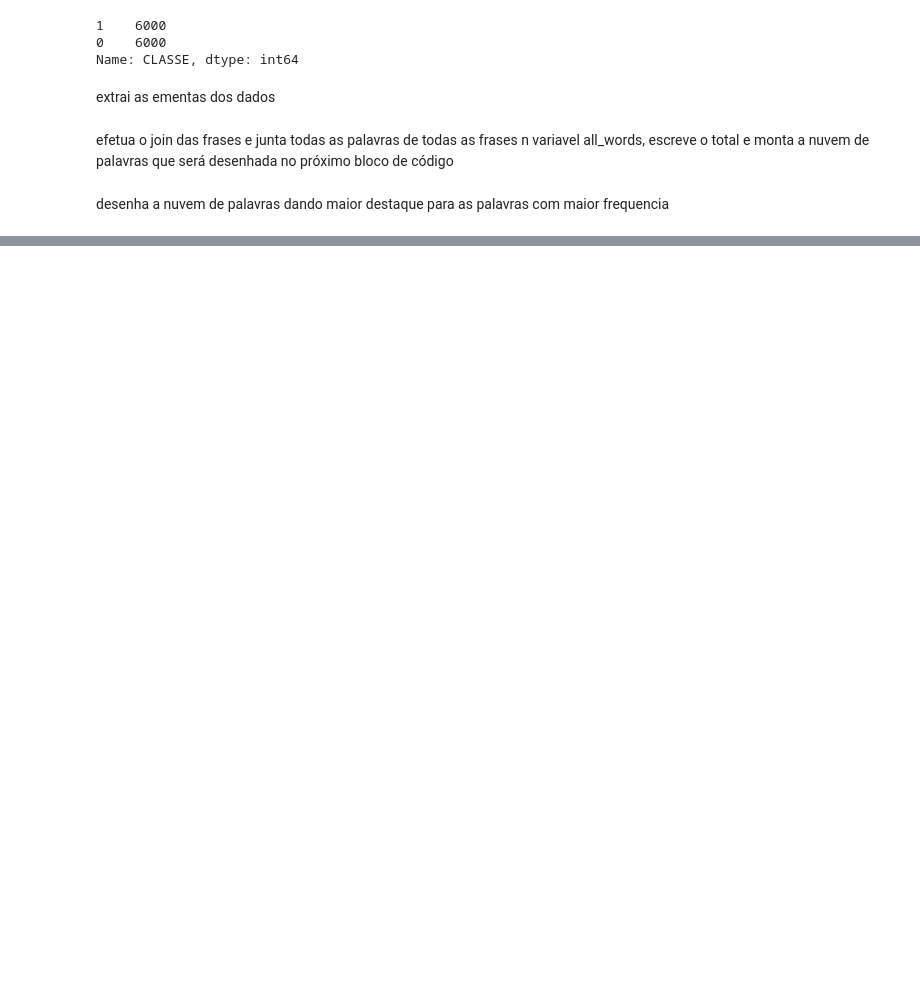
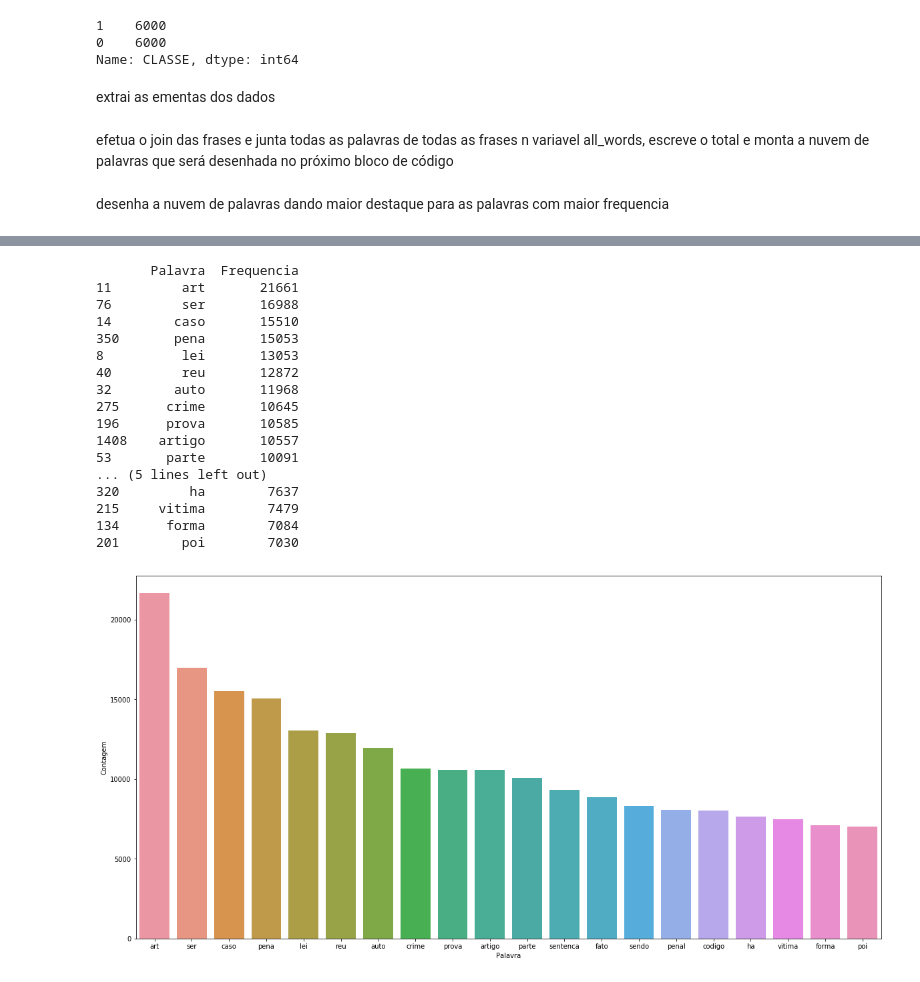
Before and after one commit to julianopacheco/classificacao-textos-juridicos, a Jupyter notebook: trabalhando_com_palavras.ipynb, the cells around one changed output, grey strips where cells are left out. Drawn from its saved outputs; the diff is of its cells as text; code cells hidden in the pictures; blank space fills up the shorter version.

```diff
--- a/trabalhando_com_palavras.ipynb
+++ b/trabalhando_com_palavras.ipynb
@@ -91,0 +186,32 @@ total de palavras 34572045
+# %%
+import string
+stemmer = nltk.RSLPStemmer()
+from nltk.stem import WordNetLemmatizer
+wordnet_lemmatizer = WordNetLemmatizer()
+
+def remove_stopwords(tokenizador, textos):
+  stop_words = nltk.corpus.stopwords.words("portuguese")
+  stop_words.append('nao')
+  print(stop_words)
+  ementas_processadas = list()
+  for ementa in textos:
+    nova_ementa = list()
+  #  print(ementa)
+    palavras_ementa = tokenizador.tokenize(ementa)
+
+    # remove punctuation from each word
+  #  print(palavras_ementa)
+
+    table = str.maketrans('', '', string.punctuation)
+    stripped = [w.translate(table) for w in palavras_ementa]
+     # remove remaining tokens that are not alphabetic
+    words = [word for word in stripped if word.isalpha()]
+
+  #  print(palavras_ementa)
+    for palavra in words:
+      if palavra.lower() not in stop_words:
+        nova_ementa.append(wordnet_lemmatizer.lemmatize(palavra))
+        #nova_ementa.append(stemmer.stem(palavra))
+        #nova_ementa.append(palavra)
+    ementas_processadas.append(' '.join(nova_ementa))
+  return ementas_processadas
@@ -91,0 +220,4 @@ total de palavras 34572045
+# %%
+ementas_trat_1 = [unidecode.unidecode(texto.lower()) for texto in dados_civil_e_crime["EMENTA_SEM_VERBATIZACAO"]]
+#ementas_trat_1 = [unidecode.unidecode(texto.lower()) for texto in dados_civil_e_crime["EMENTA"]]
+dados_civil_e_crime["EMENTA_SEM_CAPUT_TRAT_1"] = ementas_trat_1
@@ -91,0 +229,22 @@ total de palavras 34572045
+# %%
+df_frequencia = gera_frequencia(tokenizador, dados_civil_e_crime.EMENTAS_PROCESSADAS)
+escreve_pareto(df_frequencia)
+# %% [output]
+       Palavra  Frequencia
+11         art       21661
+76         ser       16988
+14        caso       15510
+350       pena       15053
+8          lei       13053
+40         reu       12872
+32        auto       11968
+275      crime       10645
+196      prova       10585
+1408    artigo       10557
+53       parte       10091
+... (5 lines left out)
+320         ha        7637
+215     vitima        7479
+134      forma        7084
+201        poi        7030
+[figure, added]
```
Also changed, not shown: parts of 24 cells of this notebook, 7 other files.
